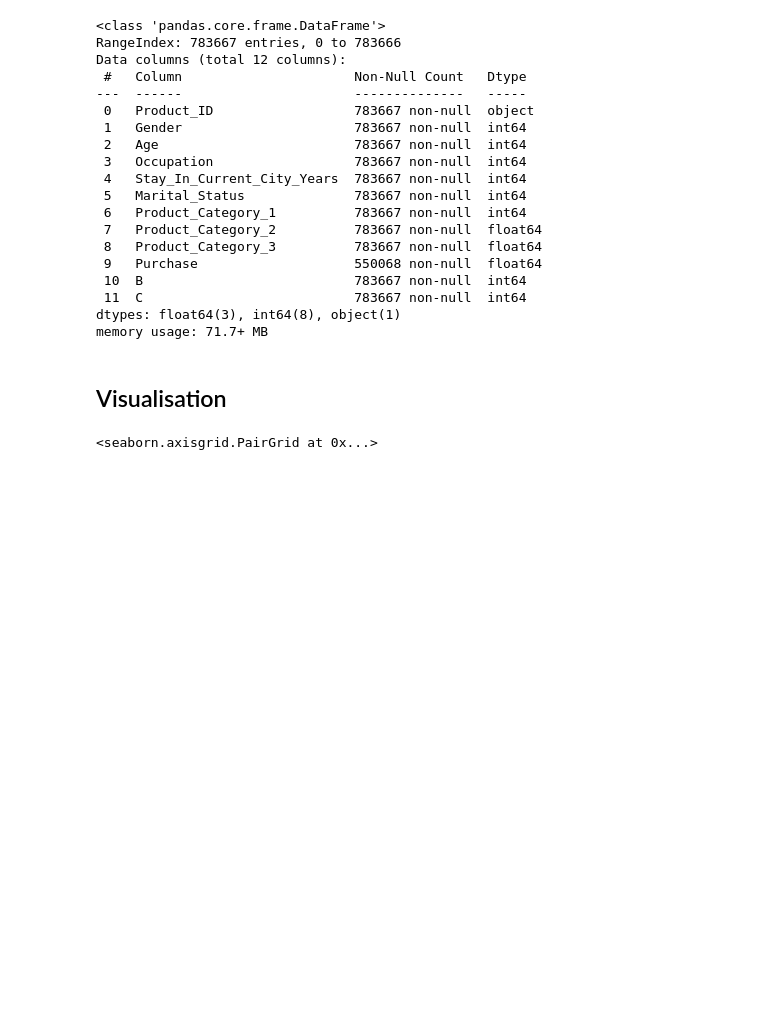
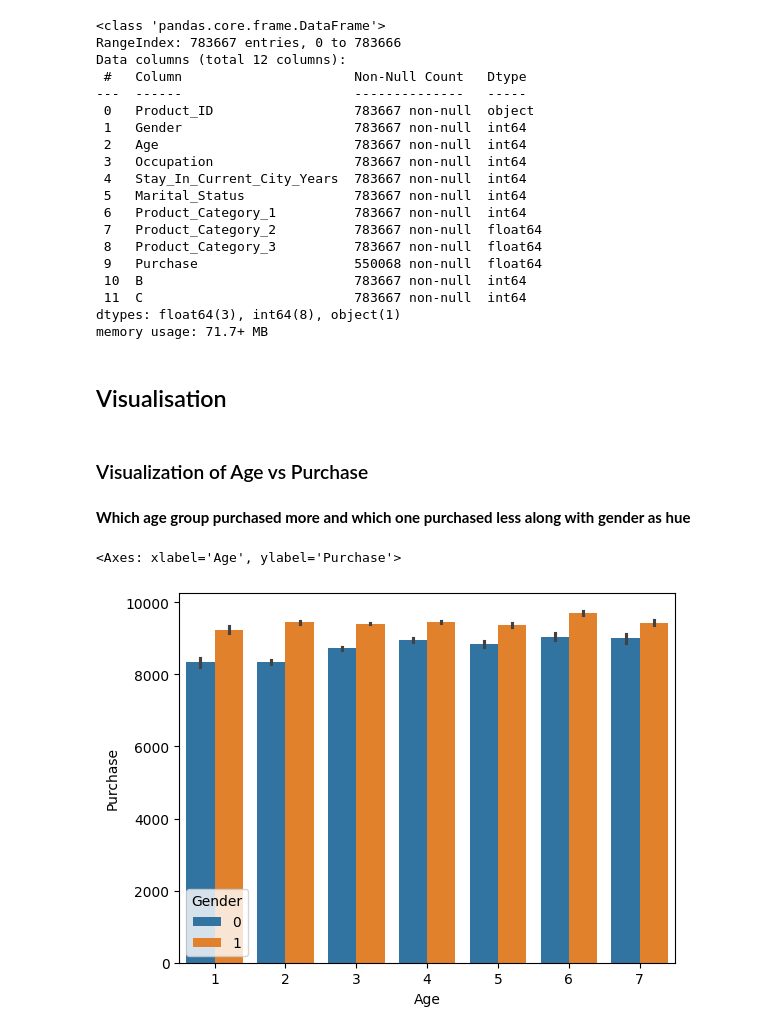
Before and after one commit to RASIUT/ML, a Jupyter notebook: Black_Friday_EDA.ipynb, the cells around one changed output. Saved outputs shown, nothing was run; the diff lists cells and outputs as text; code cells hidden in the pictures; blank space fills up the shorter version.

```diff
--- a/Black_Friday_EDA.ipynb
+++ b/Black_Friday_EDA.ipynb
@@ -364,9 +364,15 @@ memory usage: 71.7+ MB
 # %% [markdown]
 ## Visualisation
 # %%
-sns.pairplot(df)
+# sns.pairplot(df)
-# %% [output]
-<seaborn.axisgrid.PairGrid at 0x...>
+# %% [markdown]
+### Visualization of Age vs Purchase
+# %% [markdown]
+**Which age group purchased more and which one purchased less along with gender as hue**
 # %%
-# WHich age group purchased more and which one purchased less
-sns.barplot('Age', 'Purchase', hue='Gender', data =df))
+# Which age group purchased more and which one purchased less along with gender as hue
+# Visualization of age vs purchase
+sns.barplot(x = 'Age', y = 'Purchase', hue='Gender', data = df)
+# %% [output]
+<Axes: xlabel='Age', ylabel='Purchase'>
+[figure, added]
```
Also changed, not shown: parts of 18 cells of this notebook.
